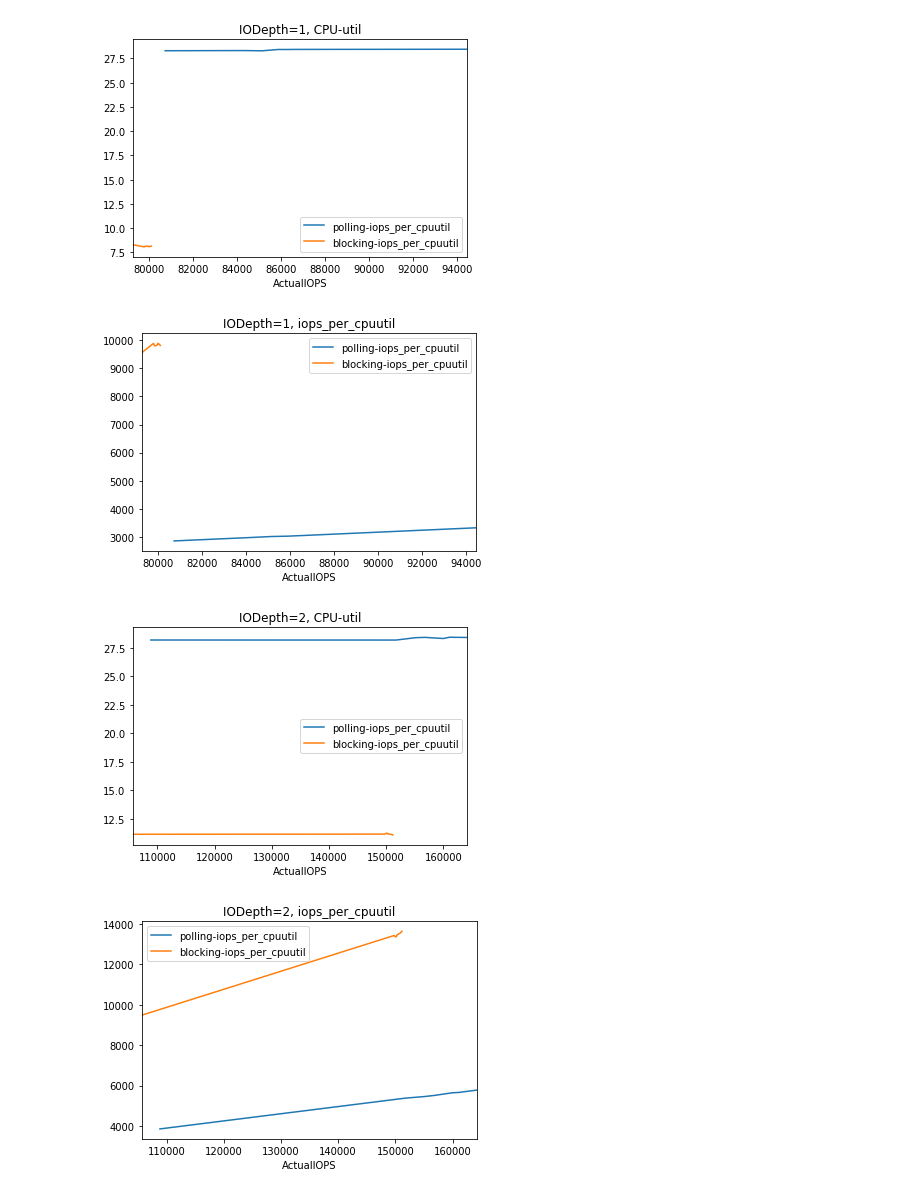
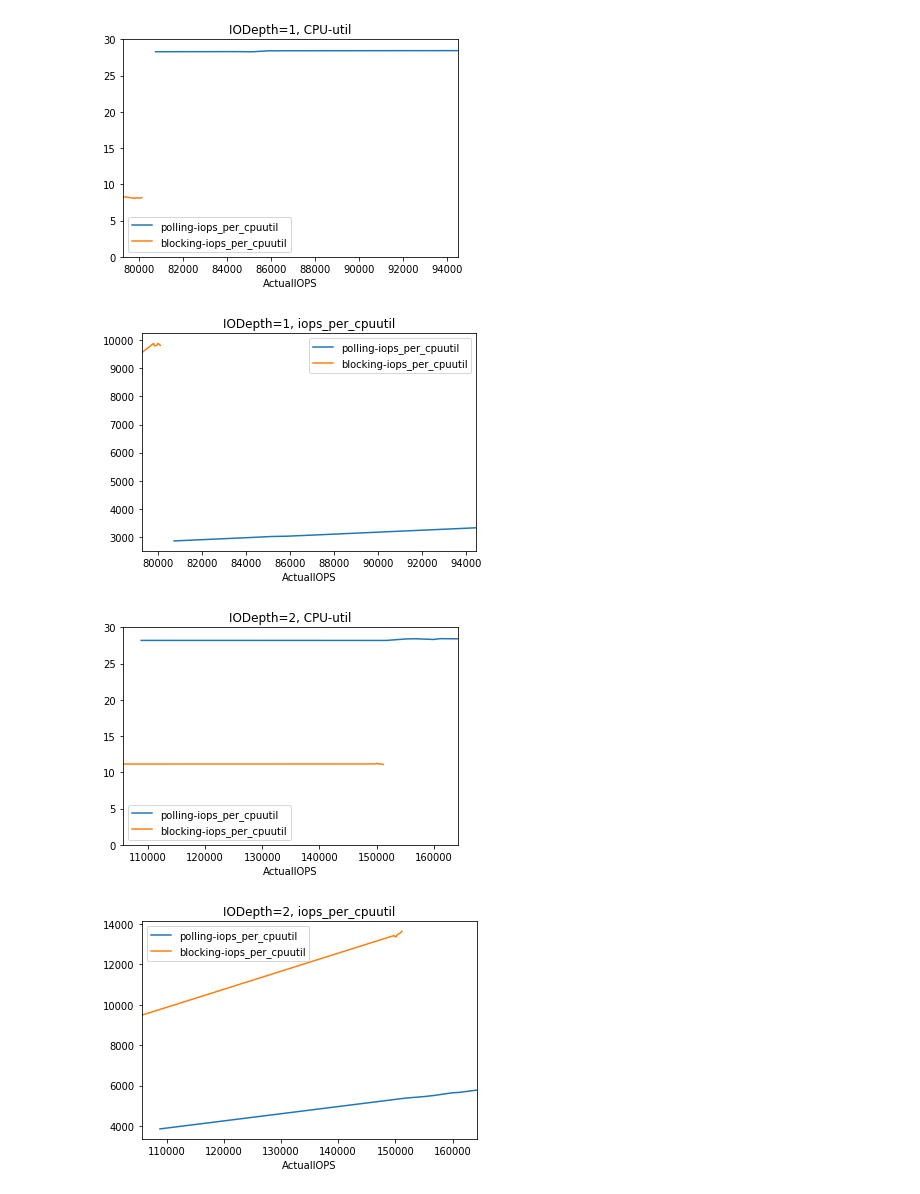
Before and after one commit to mickeydonkey/fio_benchmarks, a Jupyter notebook: configs/plot.ipynb, the cells around one changed output. Cells and saved outputs as stored; diff of their text form; code cells hidden in the pictures.

```diff
--- a/configs/plot.ipynb
+++ b/configs/plot.ipynb
@@ -26,7 +26,7 @@ for file in json_files:
         int(dd["jobs"][0]["job options"]["iodepth"]), \
         int(dd["jobs"][0]["job options"]["numjobs"]), \
         int(dd["jobs"][0]["job options"]["rate_iops"]), \
-        float(dd["jobs"][0]["read"]["iops_max"]), \
+        float(dd["jobs"][0]["read"]["iops_mean"]), \
         float(dd["jobs"][0]["read"]["clat_ns"]["percentile"]["99.000000"]),\
         float(dd["cpu_idleness"]["system"])
 
@@ -75,22 +78,25 @@ for iod in IODepth:
 # %%
 for iod in IODepth:
 #     print(iod)
     blocking=df[(df["isPolling"]==0)&(df["iodepth"]==iod)]
     blocking=blocking.sort_values(by="ActualIOPS")
 
     polling=df[(df["isPolling"]==1)&(df["iodepth"]==iod)]
     polling=polling.sort_values(by="ActualIOPS")
 
 
     ax1 = polling.plot.line(x="ActualIOPS",y="CPU_util",label="polling-iops_per_cpuutil")
     blocking.plot.line(x="ActualIOPS",y="CPU_util",ax=ax1, label="blocking-iops_per_cpuutil")
     ax1.set_title(label="IODepth=%d, CPU-util" % (iod))
+#     ax1.set_xlim([0,600000])
+    ax1.set_ylim([0,30])
 
     ax2 = polling.plot.line(x="ActualIOPS",y="iops_per_cpuutil",label="polling-iops_per_cpuutil")
     blocking.plot.line(x="ActualIOPS",y="iops_per_cpuutil",ax=ax2, label="blocking-iops_per_cpuutil")
     ax2.set_title(label="IODepth=%d, iops_per_cpuutil" % (iod))
+#     ax2.set_xlim([0,600000])
 # %% [output]
-[figure, old version]
+[figure, new version]
 [figure]
-[figure, old version]
+[figure, new version]
 [figure]
```
Also changed, not shown: parts of 3 cells of this notebook.
